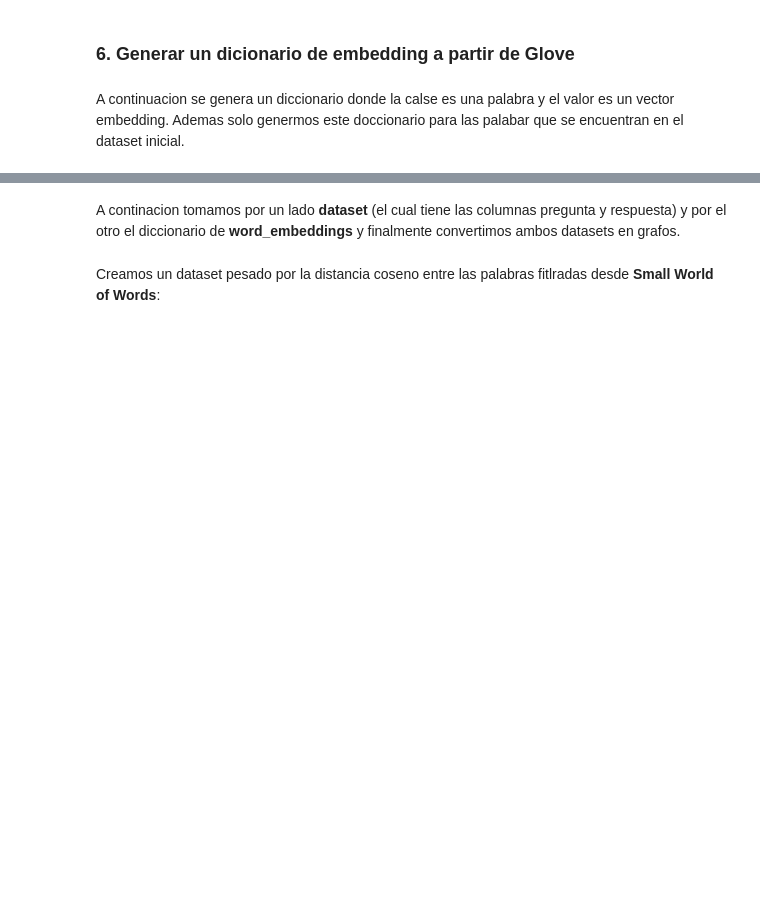
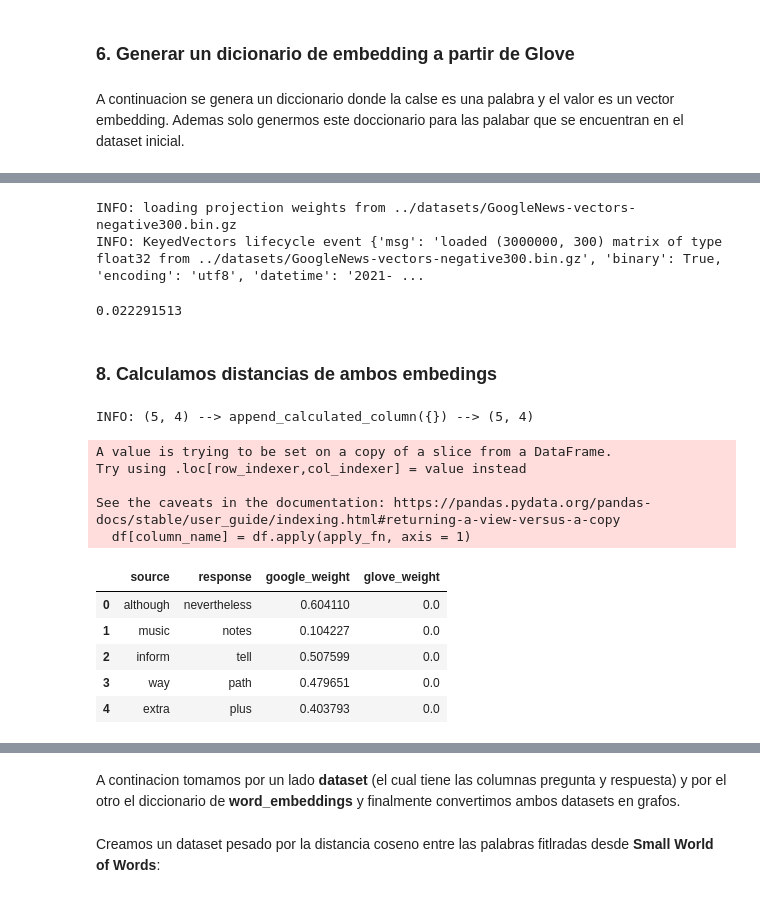
Before and after one commit to magistery-tps/dm-cyt-tp2, a Jupyter notebook: notebooks/tp2.ipynb, the cells around one changed output, grey strips where cells are left out. Drawn from its saved outputs; the diff is of its cells as text; code cells hidden in the pictures; blank space fills up the shorter version.

```diff
--- a/notebooks/tp2.ipynb
+++ b/notebooks/tp2.ipynb
@@ -46,24 +47,39 @@ if is_runing_into_colab_env():
 # %% [markdown]
 Se descarga el dataset y lo descomprime en `~/datasets`.
 # %%
+# Database...
 dataset_filename = "SWOW-EN.R100.csv"
-embeding_filename = "glove.840B.300d"
-embeding_filename_txt = embeding_filename + '.txt'
+dataset_url      = 'https://raw.githubusercontent.com/magistery-tps/dm-cyt-tp2/main/datasets/{}.zip'.format(dataset_filename)
 
-dataset_url  = 'https://raw.githubusercontent.com/magistery-tps/dm-cyt-tp2/main/datasets/{}.zip'.format(dataset_filename)
-embeding_url = 'https://nlp.stanford.edu/data/{}.zip'.format(embeding_filename)
+# Embeddings...
+
+# Glove:
+glove_embeding_filename     = "glove.840B.300d"
+glove_embeding_filename_txt = glove_embeding_filename + '.txt'
+glove_embeding_url          = 'https://nlp.stanford.edu/data/{}.zip'.format(glove_embeding_filename)
+
+# Google:
+google_embeding_filename    = "GoogleNews-vectors-negative300.bin.gz"
+google_embeding_url         = 'https://s3.amazonaws.com/dl4j-distribution/{}'.format(google_embeding_filename)
+
 
 if is_runing_into_colab_env():
     !cd ~
     !rm -rf datasets
     !rm -rf *.zip
+
     !wget  {dataset_url}
-    !wget  {embeding_url}
+    !wget  {glove_embeding_url}
+    !wget  {google_embeding_url}
+
     !unzip {dataset_filename}.zip
-    !unzip {embeding_filename}.zip
+    !unzip {glove_embeding_filename}.zip
     !mkdir datasets
+
     !mv {dataset_filename} datasets
-    !mv {embeding_filename}.txt datasets
+    !mv {glove_embeding_filename}.txt datasets
+    !mv {google_embeding_filename} datasets
+
     !rm *.zip
 # %% [markdown]
 ###  3. Importa libreria del proyecto
@@ -172,0 +227,28 @@ INFO: (462916, 1) --> to_work_embeddings({'file_path': '../datasets/glove.840B.3
+# %%
+similarity = GoogleW2VSimilarity( path = dataset_path.format(google_embeding_filename))
+# %% [output]
+INFO: loading projection weights from ../datasets/GoogleNews-vectors-negative300.bin.gz
+INFO: KeyedVectors lifecycle event {'msg': 'loaded (3000000, 300) matrix of type float32 from ../datasets/GoogleNews-vectors-negative300.bin.gz', 'binary': True, 'encoding': 'utf8', 'datetime': '2021- ...
+# %%
+similarity.cosine(word_a, word_b)
+# %% [output]
+0.022291513
+# %% [markdown]
+### 8. Calculamos distancias de ambos embedings
+# %%
+google_distance = lambda it: similarity.cosine(it.source, it.response)
+
+dataset.head().pipe(append_calculated_column, google_distance, 'google_weight')
+# %% [output]
+INFO: (5, 4) --> append_calculated_column({}) --> (5, 4)
+A value is trying to be set on a copy of a slice from a DataFrame.
+Try using .loc[row_indexer,col_indexer] = value instead
+
+See the caveats in the documentation: https://pandas.pydata.org/pandas-docs/stable/user_guide/indexing.html#returning-a-view-versus-a-copy
+  df[column_name] = df.apply(apply_fn, axis = 1)
+|  | source | response | google_weight | glove_weight |
+| 0 | although | nevertheless | 0.604110 | 0.0 |
+| 1 | music | notes | 0.104227 | 0.0 |
+| 2 | inform | tell | 0.507599 | 0.0 |
+| 3 | way | path | 0.479651 | 0.0 |
+| 4 | extra | plus | 0.403793 | 0.0 |
```
Also changed, not shown: parts of 39 cells of this notebook, 6 other files.
